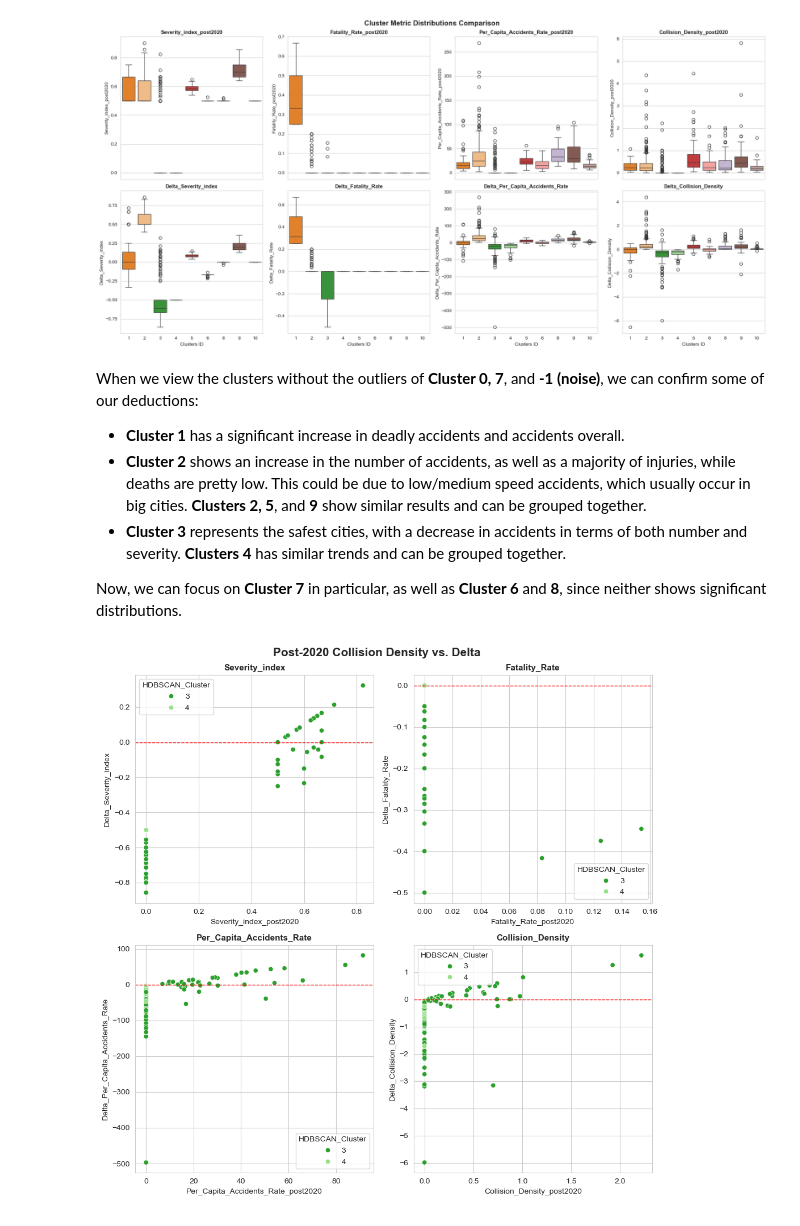
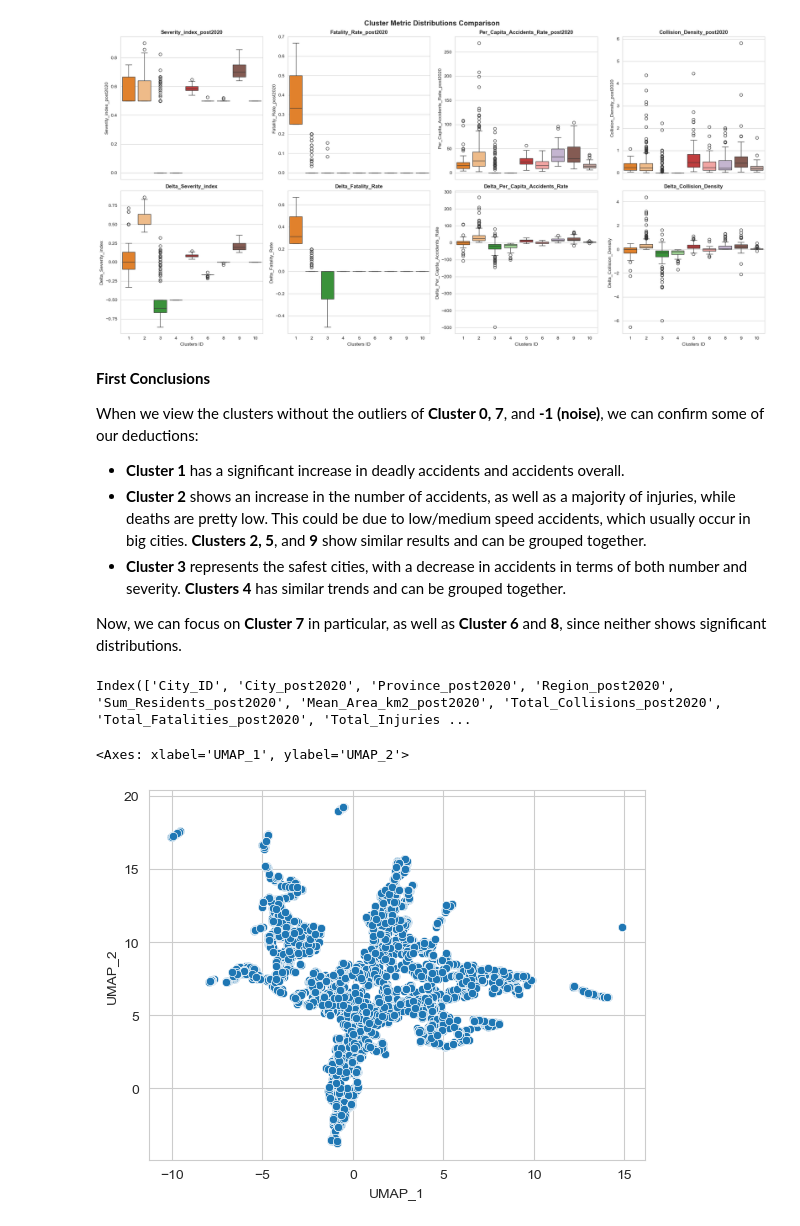
Before and after one commit to marcoboscato/ISTAT_traffic_analysis, a Jupyter notebook: analysis.ipynb, the cells around one changed output. Cells and saved outputs as stored; diff of their text form; code cells hidden in the pictures.

Commit message:
Creating First concusion and categories

```diff
--- a/analysis.ipynb
+++ b/analysis.ipynb
@@ -833,6 +837,8 @@ plot_boxplots_metrics(df_comparison, features_ml, target_clusters=[1, 2, 3, 4, 5
 # %% [output]
 [figure]
 # %% [markdown]
+**First Conclusions**
+
 When we view the clusters without the outliers of **Cluster 0, 7**, and **-1 (noise)**, we can confirm some of our deductions:
 - **Cluster 1** has a significant increase in deadly accidents and accidents overall.
 - **Cluster 2** shows an increase in the number of accidents, as well as a majority of injuries, while deaths are pretty low. This could be due to low/medium speed accidents, which usually occur in big cities. **Clusters 2, 5**, and **9** show similar results and can be grouped together.
@@ -874,4 +848,31 @@ def plot_scatterplot_metrics(df, target_clusters = None):
-# %%
-plot_scatterplot_metrics(df_comparison, target_clusters=[3, 4])
-# %% [output]
-[figure, removed]
+# %%
+df_comparison.columns
+# %% [output]
+Index(['City_ID', 'City_post2020', 'Province_post2020', 'Region_post2020', 'Sum_Residents_post2020', 'Mean_Area_km2_post2020', 'Total_Collisions_post2020', 'Total_Fatalities_post2020', 'Total_Injuries ...
+# %%
+# taking rows from cluster 6,7,8 and removing UMAP and HDBSCAN info
+df_comparison_678 = df_comparison.loc[df_comparison['HDBSCAN_Cluster'].isin([6, 7, 8]), df_comparison.columns[:-3]].copy()
+
+# APLLYING UMAP AGAIN
+X_data = df_comparison_678[features_ml].copy()
+
+# Scale features
+X_scaled = scaler.fit_transform(X_data)
+
+# UMAP (more focused on local structures than before)
+reducer_2 = umap.UMAP(
+    n_components=2,  # 2D space
+    n_neighbors=6,  # local vs. global balance
+    min_dist=0.0,  # Minimum distance between embedded points
+    random_state=42,  # Ensures reproducible results
+)
+X_embedded = reducer_2.fit_transform(X_scaled)
+
+
+df_comparison_678['UMAP_1'] = X_embedded[:, 0]
+df_comparison_678['UMAP_2'] = X_embedded[:, 1]
+
+sns.scatterplot(data=df_comparison_678, x='UMAP_1', y='UMAP_2')
+# %% [output]
+<Axes: xlabel='UMAP_1', ylabel='UMAP_2'>
+[figure, added]
```
Also changed, not shown: parts of 31 cells of this notebook.
